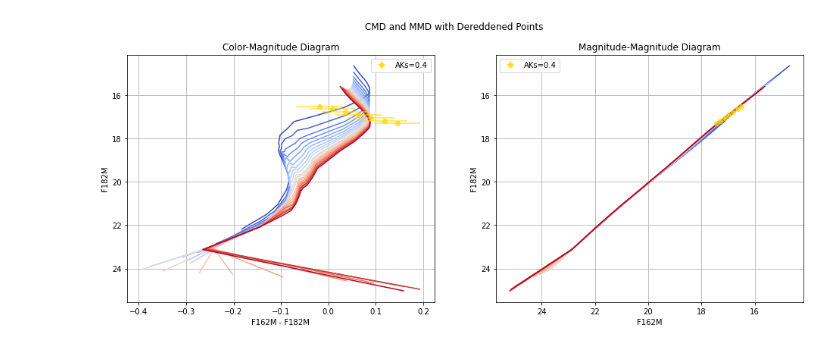
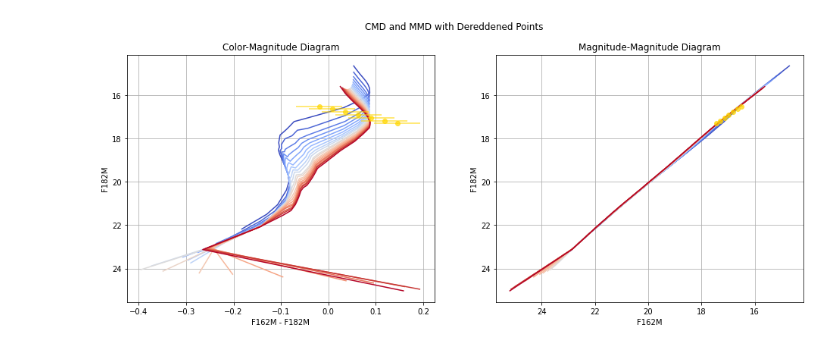
Before and after one commit to zangston/synthetic-cmd-dev, a Jupyter notebook: notebooks/2025/01-28_chi-square-reverse-modeling/iteration-3_dereddened-star/mass-age-contour-map.ipynb, the cells around one changed output. Saved outputs shown, nothing was run; the diff lists cells and outputs as text; code cells hidden in the pictures.

Commit message:
Generate more consistent diagrams

```diff
--- a/notebooks/2025/01-28_chi-square-reverse-modeling/iteration-3_dereddened-star/mass-age-contour-map.ipynb
+++ b/notebooks/2025/01-28_chi-square-reverse-modeling/iteration-3_dereddened-star/mass-age-contour-map.ipynb
@@ -89,38 +89,36 @@ def plot_cmd_mmd_with_dereddening(isochrone_grid, dered_mags, ref_errs, title, f
 
     for i, (m162_d, m182_d) in enumerate(dered_mags):
         ax1.errorbar(m162_d - m182_d, m182_d, xerr=ref_errs[0], yerr=ref_errs[1],
-                     fmt='o', color='gold', alpha=0.7, label=f"AKs={AKs_values[i]:.1f}" if i == 0 else "")
+                     fmt='o', color='gold', alpha=0.7)
 
     ax1.set_xlabel("F162M - F182M")
     ax1.set_ylabel("F182M")
     ax1.invert_yaxis()
     ax1.grid(True)
-    ax1.legend()
     ax1.set_title("Color-Magnitude Diagram")
 
     # Plot Magnitude-Magnitude Diagram (MMD)
     for i, instance in enumerate(isochrone_grid):
         color = cmap(i / (len(isochrone_grid) - 1))
         ax2.plot(instance.points["m_jwst_F162M"], instance.points["m_jwst_F182M"], color=color)
 
     for i, (m162_d, m182_d) in enumerate(dered_mags):
         ax2.errorbar(m162_d, m182_d, xerr=ref_errs[0], yerr=ref_errs[1],
-                     fmt='o', color='gold', alpha=0.7, label=f"AKs={AKs_values[i]:.1f}" if i == 0 else "")
+                     fmt='o', color='gold', alpha=0.7)
 
     ax2.set_xlabel("F162M")
     ax2.set_ylabel("F182M")
     ax2.invert_xaxis()
     ax2.invert_yaxis()
     ax2.grid(True)
-    ax2.legend()
     ax2.set_title("Magnitude-Magnitude Diagram")
 
     plt.suptitle(title)
     # plt.savefig(os.path.join(output_dir, filename))
     plt.show()
 
 # Plot CMD and MMD with dereddened points
 plot_cmd_mmd_with_dereddening(isochrone_AKs_00, dereddened_mags, [color_err, mag_err],
                               "CMD and MMD with Dereddened Points", "CMD_MMD_DEREDDENED.png")
 # %% [output]
-[figure, old version]
+[figure, new version]
```
Also changed, not shown: parts of 2 cells of this notebook, 14 other files.
